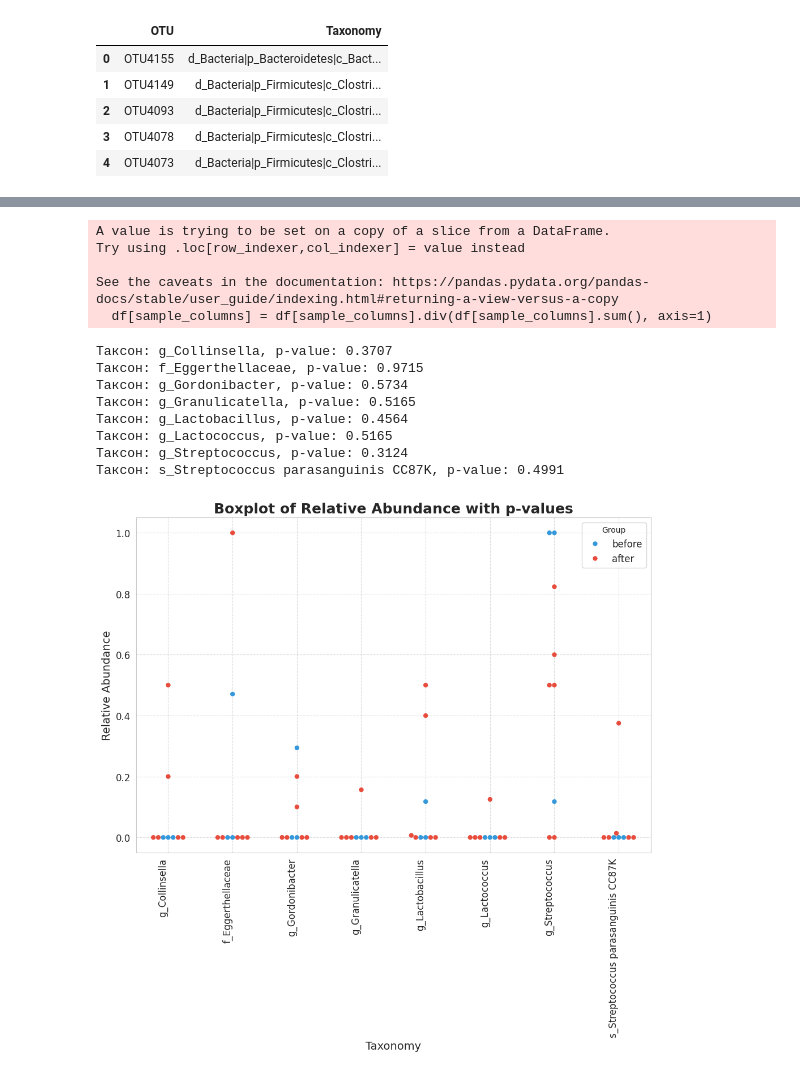
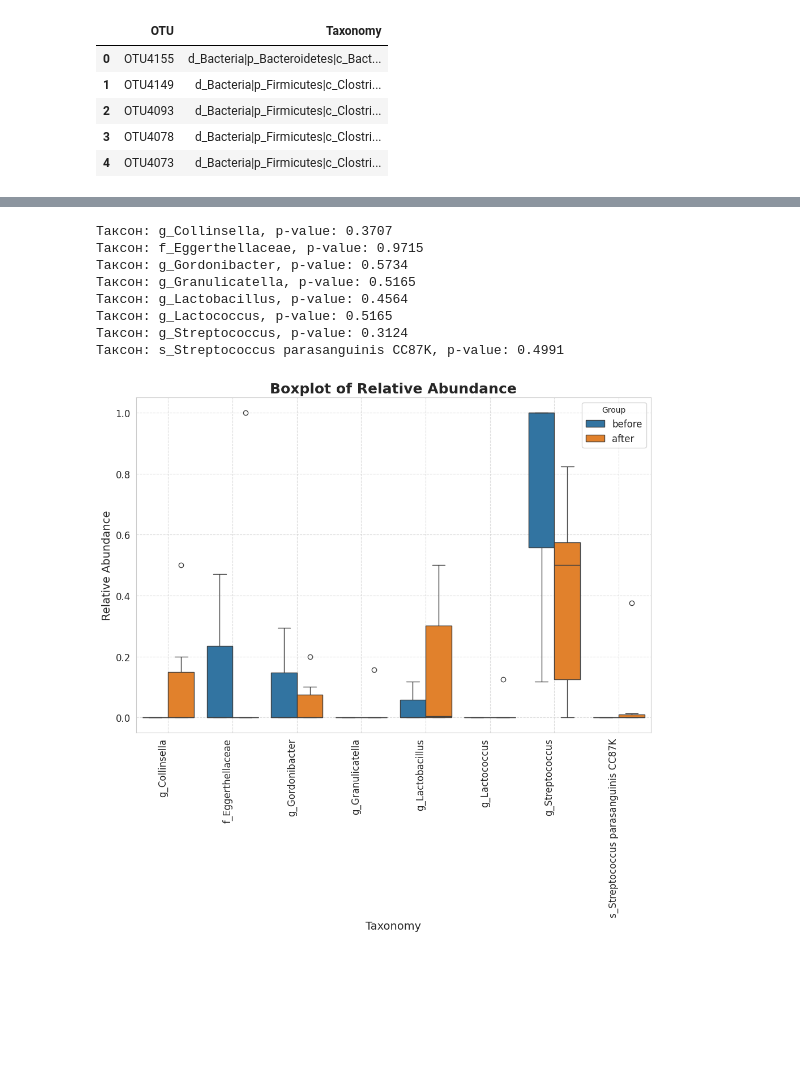
Before and after one commit to M100ika/data_analyzing_04_01_2024, a Jupyter notebook: 14.01.2024.ipynb, the cells around one changed output, grey strips where cells are left out. Drawn from its saved outputs; the diff is of its cells as text; code cells hidden in the pictures; blank space fills up the shorter version.

```diff
--- a/14.01.2024.ipynb
+++ b/14.01.2024.ipynb
@@ -313,55 +438,42 @@ def visual_boxplot(df):
     for taxon in melted_df['Taxonomy'].unique():
         before_values = melted_df[(melted_df['Taxonomy'] == taxon) & (melted_df['Group'] == 'before')]['Relative Abundance']
         after_values = melted_df[(melted_df['Taxonomy'] == taxon) & (melted_df['Group'] == 'after')]['Relative Abundance']
 
         if len(before_values) > 1 and len(after_values) > 1:
             t_stat, p_val = ttest_ind(before_values, after_values, nan_policy='omit')
 #            if p_val < 0.05
             significant_taxa[taxon] = p_val
 
     # Фильтрация для значимых таксонов
     significant_melted_df = melted_df[melted_df['Taxonomy'].isin(significant_taxa.keys())]
     colors = ['#3498db', '#e74c3c']
     # Визуализация
     palette = {'before': '#3498db', 'after': '#e74c3c'}
     plt.figure(figsize=(10, 10))
-    ax = sns.swarmplot(x='Taxonomy', y='Relative Abundance', hue='Group', data=melted_df, palette=palette, size=6)
+    sns.boxplot(x='Taxonomy', y='Relative Abundance', hue='Group', data=melted_df)
 
-    # Добавление p-значений
-    # for i, taxon in enumerate(significant_melted_df['Taxonomy'].unique()):
-    #     p_val = significant_taxa.get(taxon)
-    #     if p_val:  # Если таксон значим
-    #         # Вычисление медианы относительного изобилия для таксона
-    #         median_abundance = np.median(significant_melted_df[significant_melted_df['Taxonomy'] == taxon]['Relative Abundance'])
-    #         # Расчет координаты y для текста
-    #         y_text = median_abundance + 0.015  # Сдвигаем текст на 5% выше медианы
-    #         plt.text(i, y_text, f"{p_val:.3f}", ha='center', color="red", size=14)
     # Оформление графика
     plt.xticks(rotation=90, ha='right', fontsize=12)
     plt.yticks(fontsize=12)
     plt.xlabel('Taxonomy', fontsize=14)
     plt.ylabel('Relative Abundance', fontsize=14)
-    plt.title('Boxplot of Relative Abundance with p-values', fontsize=18, fontweight='bold')
+    plt.title('Boxplot of Relative Abundance', fontsize=18, fontweight='bold')
     plt.grid(axis='both', linestyle='--', alpha=0.7)
     plt.legend(loc="upper right", fontsize=12, title="Group")
     plt.tight_layout()
+    plt.savefig('figures/lacto_bifido_coll_corio.pdf', bbox_inches = 'tight')
     for taxon, p_val in significant_taxa.items():
         print(f"Таксон: {taxon}, p-value: {p_val:.4f}")
     print('\n\n')
 
 visual_boxplot(viz_merged_final)
 # %% [output]
-A value is trying to be set on a copy of a slice from a DataFrame.
-Try using .loc[row_indexer,col_indexer] = value instead
-
-See the caveats in the documentation: https://pandas.pydata.org/pandas-docs/stable/user_guide/indexing.html#returning-a-view-versus-a-copy
-  df[sample_columns] = df[sample_columns].div(df[sample_columns].sum(), axis=1)
+Таксон: g_Collinsella, p-value: 0.3707
+Таксон: f_Eggerthellaceae, p-value: 0.9715
+Таксон: g_Gordonibacter, p-value: 0.5734
+Таксон: g_Granulicatella, p-value: 0.5165
+Таксон: g_Lactobacillus, p-value: 0.4564
+Таксон: g_Lactococcus, p-value: 0.5165
+Таксон: g_Streptococcus, p-value: 0.3124
+Таксон: s_Streptococcus parasanguinis CC87K, p-value: 0.4991
-Таксон: g_Collinsella, p-value: 0.3707
-Таксон: f_Eggerthellaceae, p-value: 0.9715
-Таксон: g_Gordonibacter, p-value: 0.5734
-Таксон: g_Granulicatella, p-value: 0.5165
-Таксон: g_Lactobacillus, p-value: 0.4564
-Таксон: g_Lactococcus, p-value: 0.5165
-Таксон: g_Streptococcus, p-value: 0.3124
-Таксон: s_Streptococcus parasanguinis CC87K, p-value: 0.4991
-[figure, old version]
+[figure, new version]
```
Also changed, not shown: parts of 9 cells of this notebook, 11 other files.
